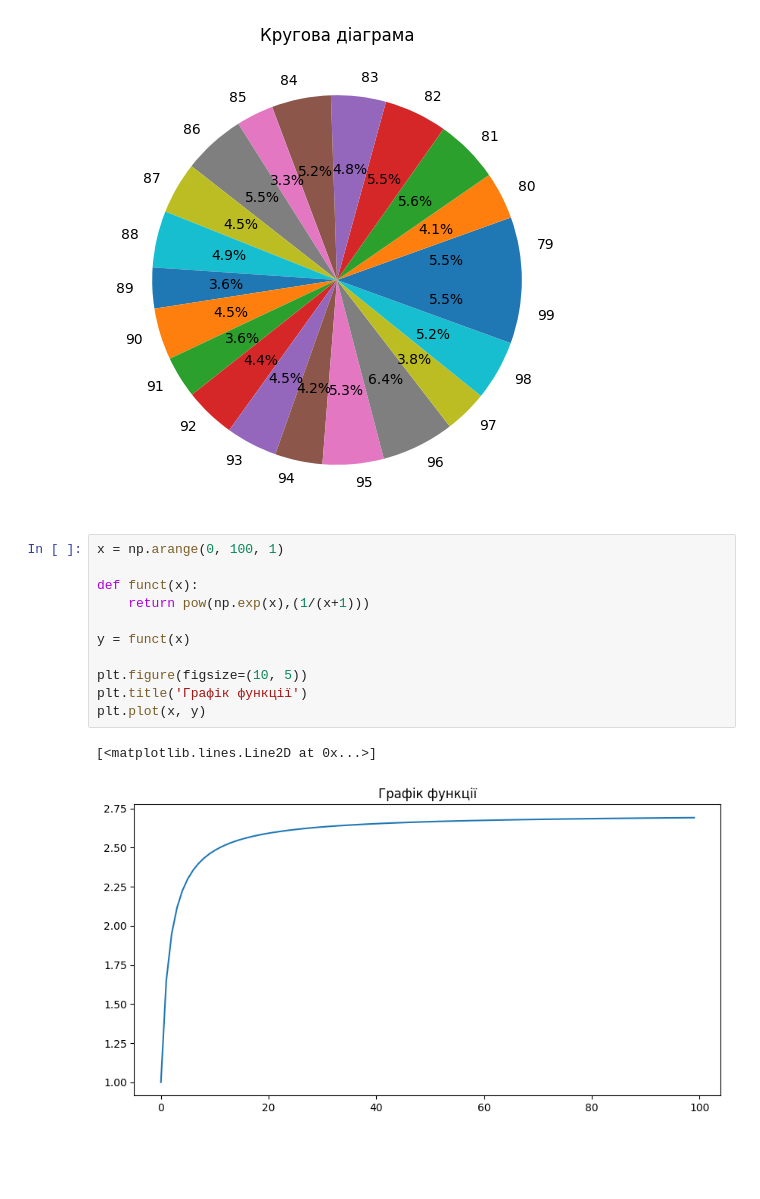
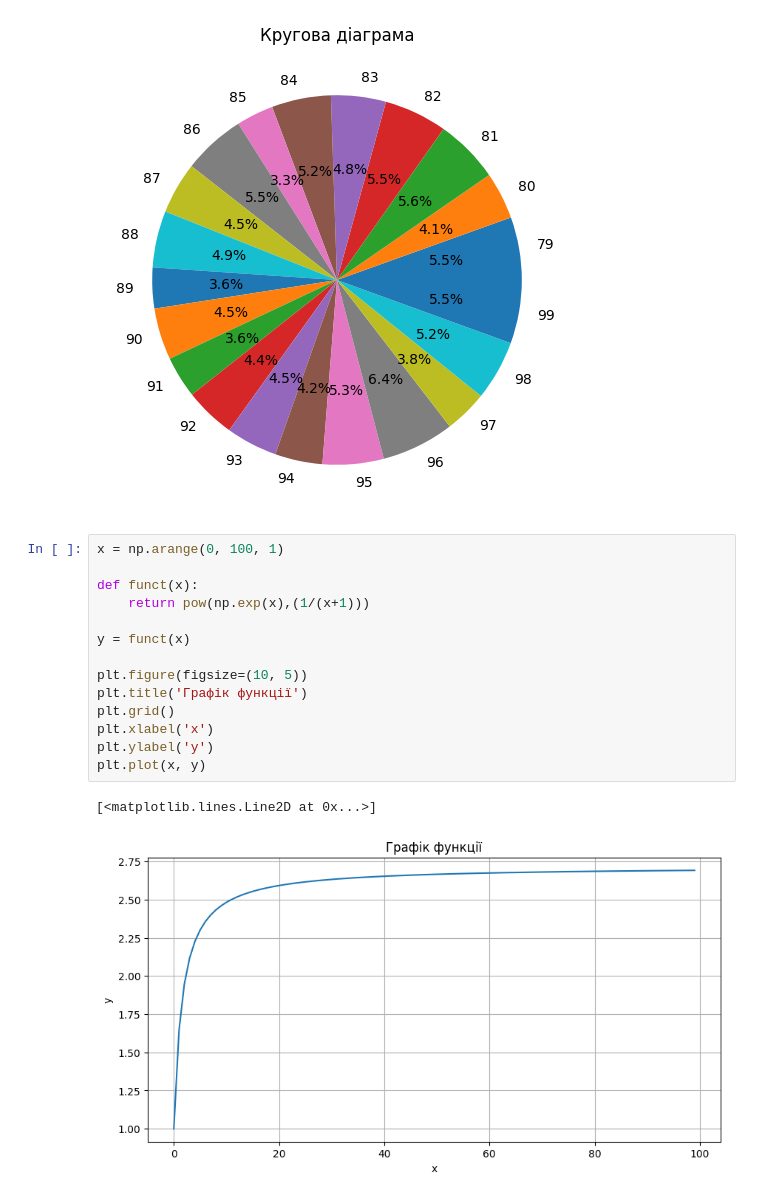
Before and after one commit to 4gn5t/DataAnalysis, a Jupyter notebook: lab4/main.ipynb, the cells around one changed output. Saved outputs shown, nothing was run; the diff lists cells and outputs as text; blank space fills up the shorter version.

```diff
--- a/lab4/main.ipynb
+++ b/lab4/main.ipynb
@@ -83,14 +89,17 @@ plt.show()
 # %%
 x = np.arange(0, 100, 1)
 
 def funct(x):
     return pow(np.exp(x),(1/(x+1)))
 
 y = funct(x)
 
 plt.figure(figsize=(10, 5))
 plt.title('Графік функції')
+plt.grid()
+plt.xlabel('x')
+plt.ylabel('y')
 plt.plot(x, y)
 # %% [output]
 [<matplotlib.lines.Line2D at 0x...>]
-[figure, old version]
+[figure, new version]
```
Also changed, not shown: parts of 2 cells of this notebook.
